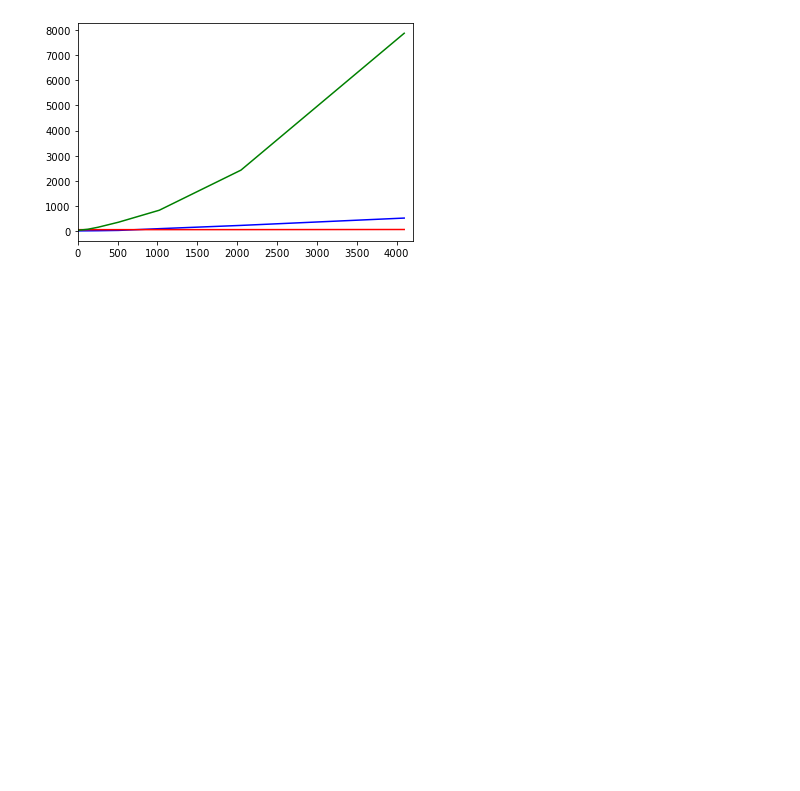
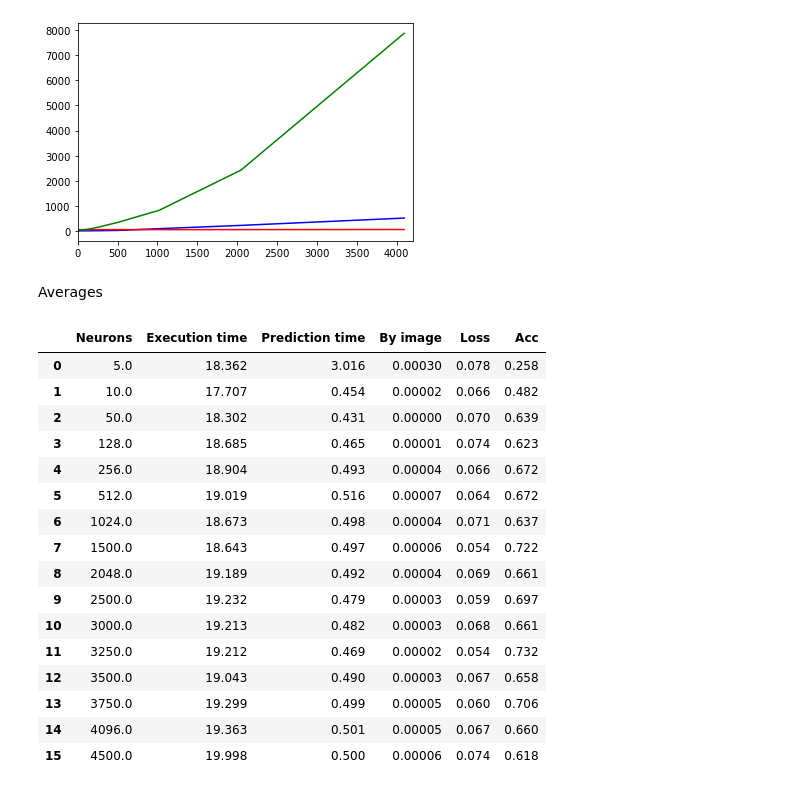
Before and after one commit to toelt-llc/TOELT-tfrabbit, a Jupyter notebook: code/notebooks/time_animation.ipynb, the cells around one changed output. Saved outputs shown, nothing was run; the diff lists cells and outputs as text; code cells hidden in the pictures; blank space fills up the shorter version.

```diff
--- a/code/notebooks/time_animation.ipynb
+++ b/code/notebooks/time_animation.ipynb
@@ -8,5 +8,3 @@ The training is over 60000 examples, 10 epochs are completed for each neuron den
 Test example
 # %%
 import pandas as pd
-macdf = pd.read_csv('../saved_results/csvmac.csv')
-macdf
@@ -47,7 +34,7 @@ def frodo_df(name):
         frodo_times.append(i[1])
     return frodo_times
 # %%
-pidf2 = pd.read_csv('../saved_results/pi2.csv')
+pidf2 = pd.read_csv('../saved_results/pi/pi2.csv')
 times_pi2 = []
 for i in pidf2.values.tolist():
     times_pi2.append(i[1])
@@ -80,8 +67,8 @@ pi_neurons2
 ## 1. First GPU vs. RaspPI comparison
 # %%
 # nb2 neurons : [5, 10, 50, 128, 256, 512, 1024, 500, 2048, 2500, 3000, 3250, 3500, 3750, 4096, 4500]
-pi_times2, neurons2 = pi_df('pi2.csv')
-frodo_times2 = frodo_df('frodo2.csv')
+pi_times2, neurons2 = pi_df('pi/pi2.csv')
+frodo_times2 = frodo_df('frodo/frodo2.csv')
 # %%
 from matplotlib import pyplot as plt
 from celluloid import Camera
@@ -150,8 +139,8 @@ MovieWriter imagemagick unavailable; using Pillow instead.
 # Frodo_times 2 is with 1GPU
 # Frodo_times 3 is with 3GPUs
 # neurons : [5, 10, 50, 128, 256, 512, 1024, 500, 2048, 2500, 3000, 3250, 3500, 3750, 4096, 4500]
-frodo_times2 = frodo_df('frodo2.csv')
-frodo_times3 = frodo_df('frodo3.csv')
+frodo_times2 = frodo_df('frodo/frodo2.csv')
+frodo_times3 = frodo_df('frodo/frodo3.csv')
 # %%
 ticks = [i for i in range (0,100,10)]
 ticks
@@ -207,3 +196,37 @@ for i in range(len(neurons) + 1 ):
 [figure]
 [figure]
 [figure]
+# %% [markdown]
+Averages
+# %%
+l=[]
+for i in range(1,11):
+    df = pd.read_csv('../saved_results/frodo/' + str(i) + '.csv')
+    l.append(df)
+
+all_files = pd.concat(l)
+by_row_index = all_files.groupby(all_files.index)
+df_means = by_row_index.mean()
+
+df_means.drop(['Prediction time','Loss', 'Acc'], axis=1)
+
+df_means.to_csv('../saved_results/frodo/f_averages.csv')
+df_means
+# %% [output]
+|  | Neurons | Execution time | Prediction time | By image | Loss | Acc |
+| 0 | 5.0 | 18.362 | 3.016 | 0.00030 | 0.078 | 0.258 |
+| 1 | 10.0 | 17.707 | 0.454 | 0.00002 | 0.066 | 0.482 |
+| 2 | 50.0 | 18.302 | 0.431 | 0.00000 | 0.070 | 0.639 |
+| 3 | 128.0 | 18.685 | 0.465 | 0.00001 | 0.074 | 0.623 |
+| 4 | 256.0 | 18.904 | 0.493 | 0.00004 | 0.066 | 0.672 |
+| 5 | 512.0 | 19.019 | 0.516 | 0.00007 | 0.064 | 0.672 |
+| 6 | 1024.0 | 18.673 | 0.498 | 0.00004 | 0.071 | 0.637 |
+| 7 | 1500.0 | 18.643 | 0.497 | 0.00006 | 0.054 | 0.722 |
+| 8 | 2048.0 | 19.189 | 0.492 | 0.00004 | 0.069 | 0.661 |
+| 9 | 2500.0 | 19.232 | 0.479 | 0.00003 | 0.059 | 0.697 |
+| 10 | 3000.0 | 19.213 | 0.482 | 0.00003 | 0.068 | 0.661 |
+| 11 | 3250.0 | 19.212 | 0.469 | 0.00002 | 0.054 | 0.732 |
+| 12 | 3500.0 | 19.043 | 0.490 | 0.00003 | 0.067 | 0.658 |
+| 13 | 3750.0 | 19.299 | 0.499 | 0.00005 | 0.060 | 0.706 |
+| 14 | 4096.0 | 19.363 | 0.501 | 0.00005 | 0.067 | 0.660 |
+| 15 | 4500.0 | 19.998 | 0.500 | 0.00006 | 0.074 | 0.618 |
```
Also changed, not shown: parts of 2 cells of this notebook, 5 other files.
